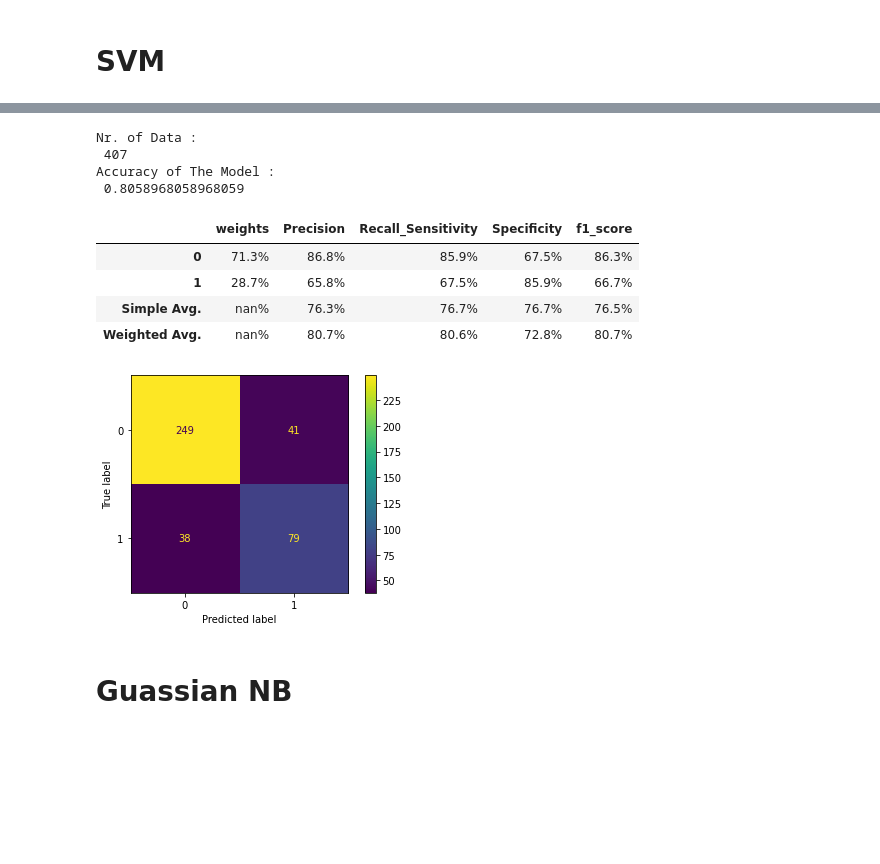
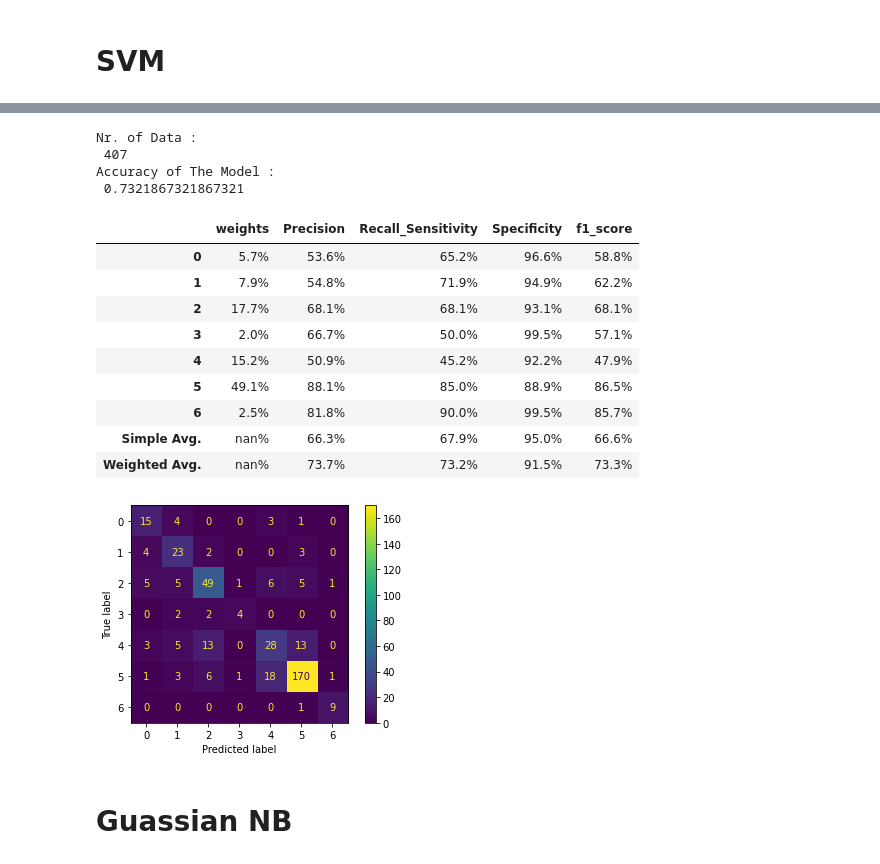
Before and after one commit to sepandms/SkinCare, a Jupyter notebook: Classifiers.ipynb, the cells around one changed output, grey strips where cells are left out. Drawn from its saved outputs; the diff is of its cells as text; code cells hidden in the pictures; blank space fills up the shorter version.

```diff
--- a/Classifiers.ipynb
+++ b/Classifiers.ipynb
@@ -365,0 +237,26 @@ weighted avg       0.71      0.71      0.71       407
+# %%
+Model_ = sk.svm.SVC(random_state=0)
+kflods = sk.model_selection.KFold(n_splits=10, shuffle=True)
+cross_valid = True
+save_model = True
+
+X_train = input_data_Array[0]
+Y_train = labels_Array[0]
+X_valid = input_data_Array[1]
+Y_valid = labels_Array[1]
+X_test = input_data_Array[2]
+Y_test = labels_Array[2]
+
+grid = {
+    'C' : [2,5,10]
+    ,'kernel': ['rbf', 'linear'],
+    'degree' : [1,3,7],
+    'gamma' :['scale', 'auto'],
+    'decision_function_shape': ['ovo', 'ovr'],
+    'class_weight' : [None, 'balanced']
+}
+
+SVM_Model, SVM_Details = grid_searc_cross_valid_trainer(Model_, grid, cross_valid, kflods,X_train=X_train , Y_train=Y_train,X_valid=X_valid,Y_valid=Y_valid,X_test=X_test, Y_test=Y_test)
+
+if save_model:
+    pickle.dump(SVM_Model, open(G_path + '/Saved/Models/Classifiers/' + 'SVM_Model' , 'wb'))
@@ -366,26 +327,29 @@ weighted avg       0.71      0.71      0.71       407
 # %%
 # Model 280x210
 model_ = SVM_Model
 X = input_data_Array[2]
 Y = labels_Array[2]
-# X = blc_data_arrays
-# Y = blc_label_arrays
 Y_pred = model_.predict(X)
-# results = model_evaluation(Y,Y_pred)
 Y_binary =  label_to_binary(Y)
 Y_pred_binary =  label_to_binary(Y_pred)
-results = model_evaluation(Y_binary,Y_pred_binary)
+results = model_evaluation(Y,Y_pred)
+# results = model_evaluation(Y_binary,Y_pred_binary)
 results
 # %% [output]
 Nr. of Data :
  407
 Accuracy of The Model :
- 0.8058968058968059
+ 0.7321867321867321
 |  | weights | Precision | Recall_Sensitivity | Specificity | f1_score |
-| 0 | 71.3% | 86.8% | 85.9% | 67.5% | 86.3% |
-| 1 | 28.7% | 65.8% | 67.5% | 85.9% | 66.7% |
-| Simple Avg. | nan% | 76.3% | 76.7% | 76.7% | 76.5% |
-| Weighted Avg. | nan% | 80.7% | 80.6% | 72.8% | 80.7% |
+| 0 | 5.7% | 53.6% | 65.2% | 96.6% | 58.8% |
+| 1 | 7.9% | 54.8% | 71.9% | 94.9% | 62.2% |
+| 2 | 17.7% | 68.1% | 68.1% | 93.1% | 68.1% |
+| 3 | 2.0% | 66.7% | 50.0% | 99.5% | 57.1% |
+| 4 | 15.2% | 50.9% | 45.2% | 92.2% | 47.9% |
+| 5 | 49.1% | 88.1% | 85.0% | 88.9% | 86.5% |
+| 6 | 2.5% | 81.8% | 90.0% | 99.5% | 85.7% |
+| Simple Avg. | nan% | 66.3% | 67.9% | 95.0% | 66.6% |
+| Weighted Avg. | nan% | 73.7% | 73.2% | 91.5% | 73.3% |
-[figure, old version]
+[figure, new version]
 # %% [markdown]
 # **Guassian NB**
```
Also changed, not shown: parts of 49 cells of this notebook, 6 other files.
